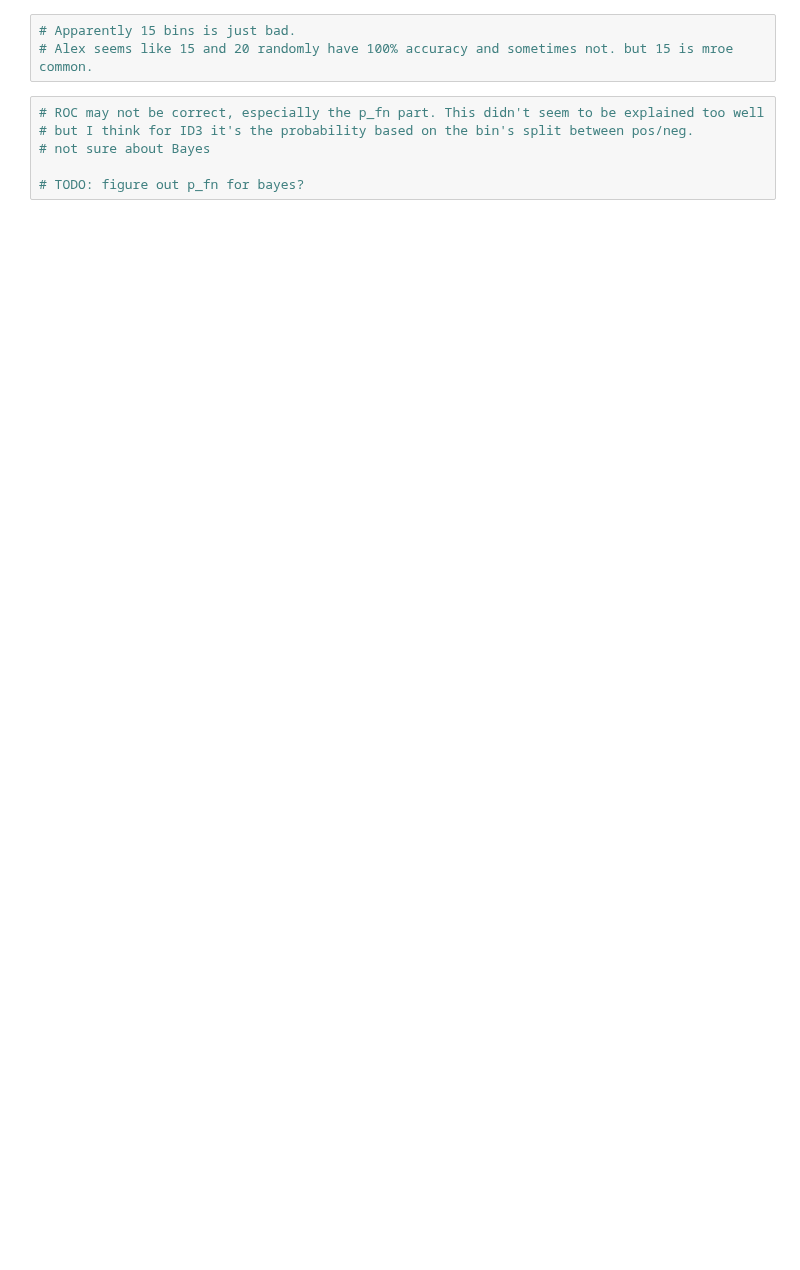
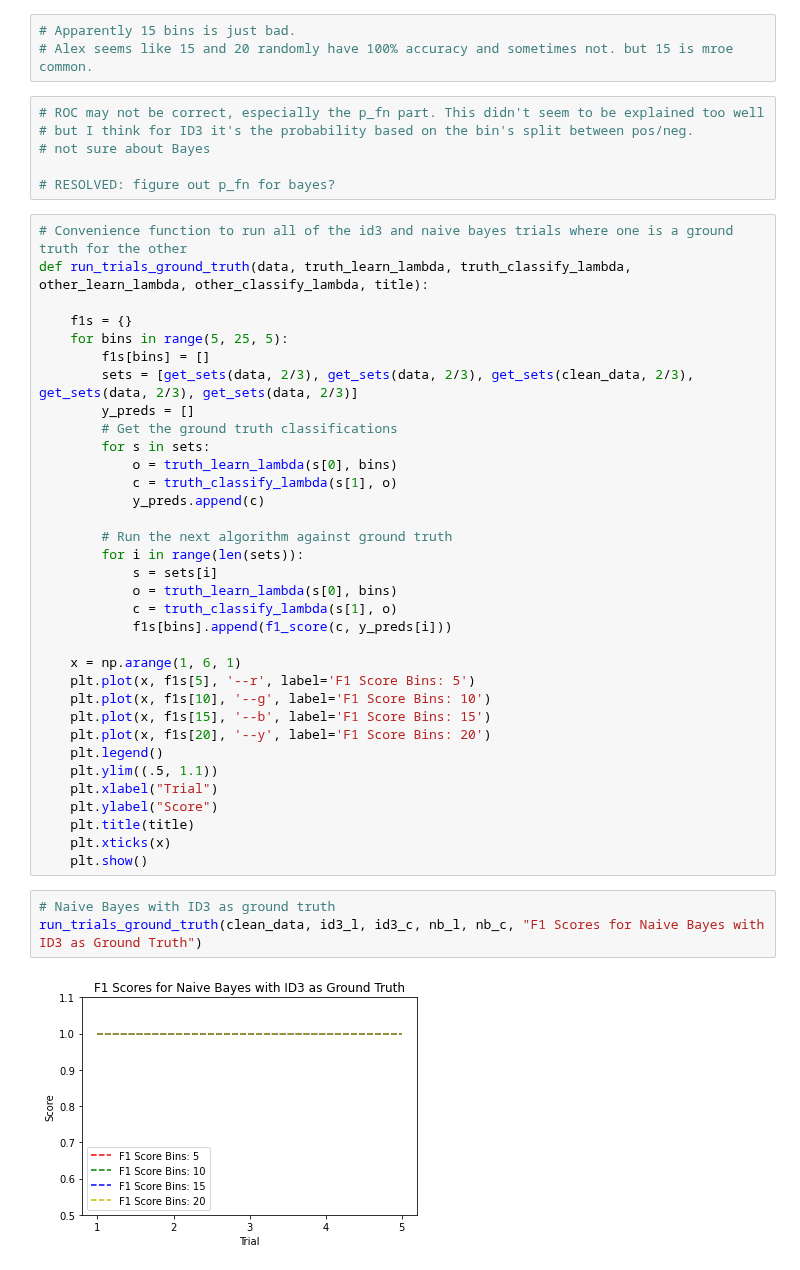
Before and after one commit to willisterh/cs6037-ml, a Jupyter notebook: as3/as3.ipynb, the cells around one changed output. Cells and saved outputs as stored; diff of their text form; blank space fills up the shorter version.

Commit message:
Add ROC for Naive Bayes and ground truths

```diff
--- a/as3/as3.ipynb
+++ b/as3/as3.ipynb
@@ -627,4 +650,43 @@ Bins: 20
 # but I think for ID3 it's the probability based on the bin's split between pos/neg.
 # not sure about Bayes
 
-# TODO: figure out p_fn for bayes?
+# RESOLVED: figure out p_fn for bayes?
+# %%
+# Convenience function to run all of the id3 and naive bayes trials where one is a ground truth for the other
+def run_trials_ground_truth(data, truth_learn_lambda, truth_classify_lambda, other_learn_lambda, other_classify_lambda, title):
+
+    f1s = {}
+    for bins in range(5, 25, 5):
+        f1s[bins] = []
+        sets = [get_sets(data, 2/3), get_sets(data, 2/3), get_sets(clean_data, 2/3), get_sets(data, 2/3), get_sets(data, 2/3)]
+        y_preds = []
+        # Get the ground truth classifications
+        for s in sets:
+            o = truth_learn_lambda(s[0], bins)
+            c = truth_classify_lambda(s[1], o)
+            y_preds.append(c)
+
+        # Run the next algorithm against ground truth
+        for i in range(len(sets)):
+            s = sets[i]
+            o = truth_learn_lambda(s[0], bins)
+            c = truth_classify_lambda(s[1], o)
+            f1s[bins].append(f1_score(c, y_preds[i]))
+
+    x = np.arange(1, 6, 1)
+    plt.plot(x, f1s[5], '--r', label='F1 Score Bins: 5')
+    plt.plot(x, f1s[10], '--g', label='F1 Score Bins: 10')
+    plt.plot(x, f1s[15], '--b', label='F1 Score Bins: 15')
+    plt.plot(x, f1s[20], '--y', label='F1 Score Bins: 20')
+    plt.legend()
+    plt.ylim((.5, 1.1))
+    plt.xlabel("Trial")
+    plt.ylabel("Score")
+    plt.title(title)
+    plt.xticks(x)
+    plt.show()
+# %%
+# Naive Bayes with ID3 as ground truth
+run_trials_ground_truth(clean_data, id3_l, id3_c, nb_l, nb_c, "F1 Scores for Naive Bayes with ID3 as Ground Truth")
+# %% [output]
+[figure, added]
```
Also changed, not shown: parts of 11 cells of this notebook.
